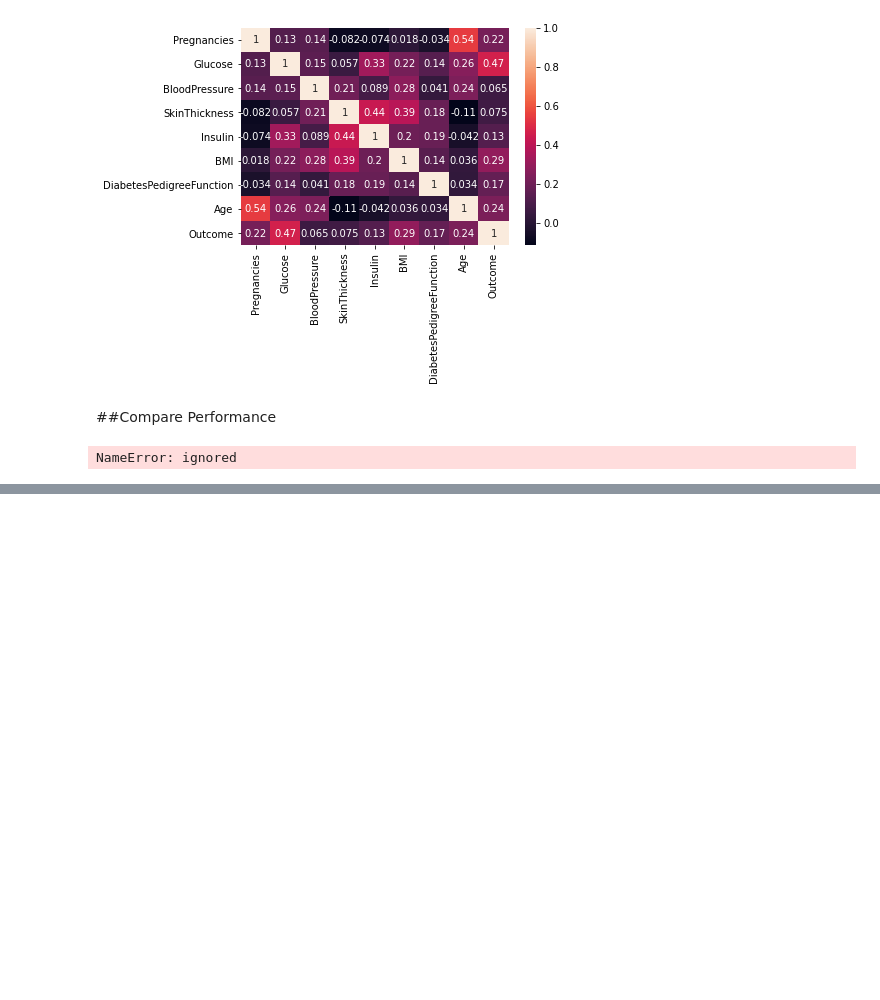
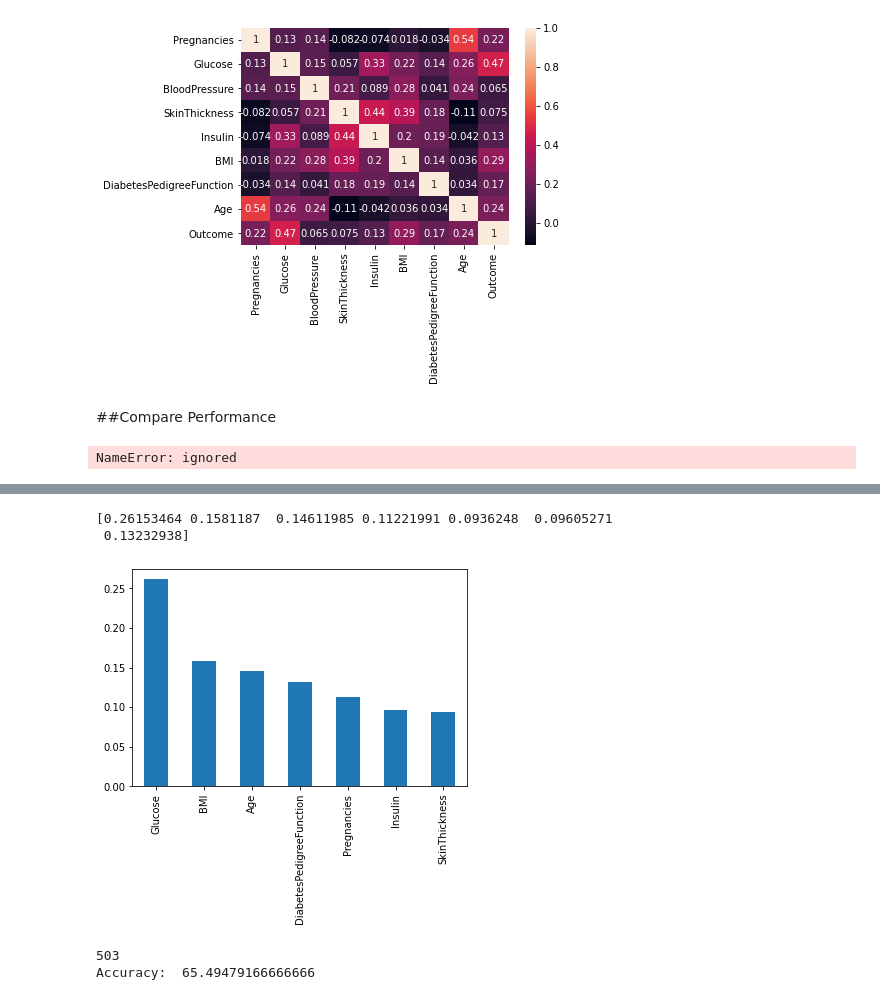
Before and after one commit to soztuanakursun/Data-Mining-Final, a Jupyter notebook: DataMiningFinal.ipynb, the cells around one changed output, grey strips where cells are left out. Drawn from its saved outputs; the diff is of its cells as text; code cells hidden in the pictures; blank space fills up the shorter version.

```diff
--- a/DataMiningFinal.ipynb
+++ b/DataMiningFinal.ipynb
@@ -296,0 +375,37 @@ pyplot.show()
+# %%
+#order of importance
+x=data[['Glucose', 'BMI', 'Age', 'Pregnancies', 'SkinThickness',
+       'Insulin', 'DiabetesPedigreeFunction']]
+y=data.iloc[:,8]
+from sklearn.ensemble import ExtraTreesClassifier
+import matplotlib.pyplot as plt
+model = ExtraTreesClassifier()
+model.fit(x,y)
+print(model.feature_importances_)
+#plot graph of feature importances for better visualization
+feat_importances = pd.Series(model.feature_importances_, index=x.columns)
+feat_importances.nlargest(20).plot(kind='bar')
+plt.show()
+# %% [output]
+[0.26153464 0.1581187  0.14611985 0.11221991 0.0936248  0.09605271
+ 0.13232938]
+[figure, added]
+# %%
+#clustering
+x=data[['Glucose', 'BMI', 'Age', 'Pregnancies', 'SkinThickness',
+       'Insulin', 'DiabetesPedigreeFunction']]
+y=data.iloc[:,8]
+x_train,x_test,y_train,y_test=train_test_split(x,y,test_size=0.10,random_state=0)
+kmeans = KMeans(n_clusters=2, random_state=0).fit(x)
+kmeans.labels_
+count = 0
+for first,second in zip(y,kmeans.labels_):
+  #print(first,second)
+  if first==second:
+      count+=1
+
+print(count)
+print("Accuracy: ",(count / len(y)) * 100)
+# %% [output]
+503
+Accuracy:  65.49479166666666
```
Also changed, not shown: parts of 10 cells of this notebook.
